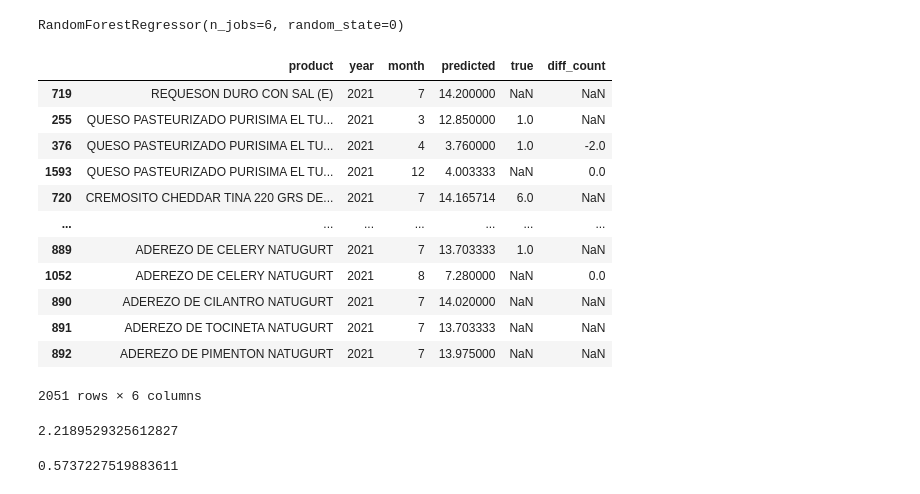
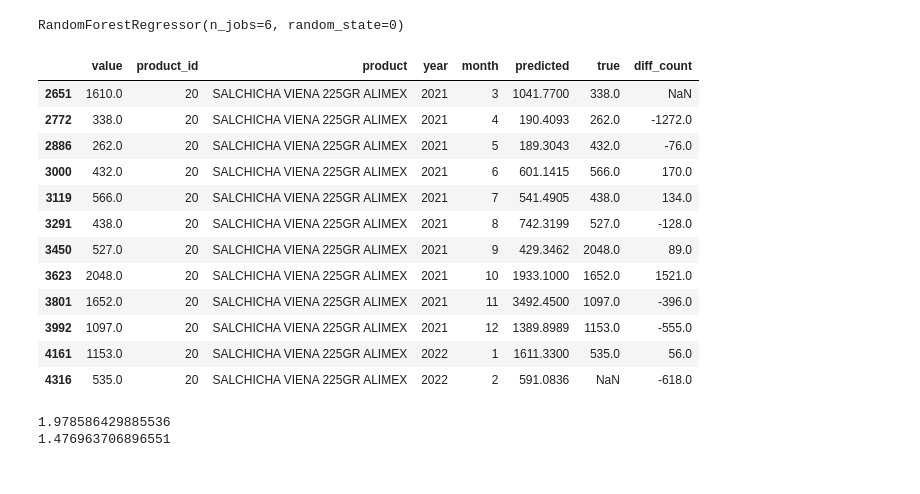
Before and after one commit to fjrp1412/machine-learning-dicascada, a Jupyter notebook: notebooks/products/model_per_month.ipynb, the cells around one changed output. Cells and saved outputs as stored; diff of their text form; code cells hidden in the pictures.

```diff
--- a/notebooks/products/model_per_month.ipynb
+++ b/notebooks/products/model_per_month.ipynb
@@ -113,7 +117,7 @@ df_merged_sales_with_products
 df_groupby_products = df_merged_sales_with_products.groupby(["year", "month", "product_id"])
 sales_data = {
     'income': df_groupby_products['income_productsale'].sum(),
-    'count': df_groupby_products['id_productsale'].count(),
+    'count': df_groupby_products['quantity'].sum(),
     'name': df_groupby_products['name'].first(),
 }
 
@@ -224,10 +224,11 @@ wmape(y_true, y_pred)
 # Xtr and Ytr are the X and Y values for train the model
 # Then the model is just a RandomForestRegressor and with fit it get trained
 
-features = ["income", "count", "lag_sales_next_month", "lag_sales_next_month_count", "diff_sales_next_month", "diff_sales_next_month_count"]
+features = ["income", "count"]
 imputer = SimpleImputer()
-Xtr_per_month = imputer.fit_transform(data_train_filtered[features])
-ytr_per_month = data_train_filtered['sales_next_month']
+# Xtr_per_month = imputer.fit_transform(data_train_filtered[features])
+Xtr_per_month = imputer.fit_transform(data_train[features])
+ytr_per_month = data_train['sales_next_month']
 
 
 model = RandomForestRegressor(n_estimators=100, random_state=0, n_jobs=6)
@@ -243,12 +244,17 @@ RandomForestRegressor(n_jobs=6, random_state=0)
 data_valid_filtered = data_valid.copy()
 data_valid_filtered.reset_index(inplace=True)
 
-Xval_per_month = imputer.fit_transform(data_valid_filtered[features])
-yval_per_month = data_valid_filtered['sales_next_month']
+#Xval_per_month = imputer.fit_transform(data_valid_filtered[features])
+#yval_per_month = data_valid_filtered['sales_next_month']
+
+Xval_per_month = imputer.fit_transform(data_valid[features])
+yval_per_month = data_valid['sales_next_month']
+
 
 prediction_per_month = model.predict(Xval_per_month)
 
-df_forest_per_month = pd.DataFrame({"product_id": data_valid_filtered["product_id"],"product": data_valid_filtered["name"],"value": data_valid_filtered["income"],"year": data_valid_filtered["year"], "month": data_valid_filtered["month"] ,"predicted": prediction_per_month, "true": yval_per_month, "diff": data_valid_filtered["diff_sales_next_month"]})
-df_forest_per_month[df_forest_per_month["product_id"] == 20]
+df_forest_per_month = pd.DataFrame({"product_id": data_valid["product_id"],"product": data_valid["name"],"value": data_valid["income"],"year": data_valid["year"], "month": data_valid["month"] ,"predicted": prediction_per_month, "true": yval_per_month, "diff": data_valid["diff_sales_next_month"]})
+df_forest_per_month.sort_values(inplace=True, by=["product_id"])
+df_forest_per_month
 # %% [output]
 |  | product_id | product | value | year | month | predicted | true | diff |
@@ -291,10 +297,10 @@ wmape(y_true, y_pred)
 # Then the model is just a RandomForestRegressor and with fit it get trained
 # Again, same shit, but for sales count
 
-features_count = ["income", "count", "lag_sales_next_month", "lag_sales_next_month_count", "diff_sales_next_month", "diff_sales_next_month_count"]
+features_count = ["income", "count"]
 imputer_count = SimpleImputer()
-Xtr_per_month_count = imputer_count.fit_transform(data_train_filtered[features_count])
-ytr_per_month_count = data_train_filtered['sales_next_month_count']
+Xtr_per_month_count = imputer_count.fit_transform(data_train[features_count])
+ytr_per_month_count = data_train['sales_next_month_count']
 
 
 model_count = RandomForestRegressor(n_estimators=100, random_state=0, n_jobs=6)
@@ -304,34 +310,35 @@ RandomForestRegressor(n_jobs=6, random_state=0)
 # %%
 # Predicting sales for everyh day with the model
 # This model just predict the income of the next month, not how many sales
 
 # The final data frame is just for seing true values and predicted values
 
 
-Xval_per_month_count = imputer.fit_transform(data_valid_filtered[features])
-yval_per_month_count = data_valid_filtered['sales_next_month_count']
+Xval_per_month_count = imputer.fit_transform(data_valid[features])
+yval_per_month_count = data_valid['sales_next_month_count']
 
 prediction_per_month_count = model_count.predict(Xval_per_month_count)
 
-df_forest_per_month_count = pd.DataFrame({"product": data_valid_filtered["name"],"year": data_valid_filtered["year"], "month": data_valid_filtered["month"] ,"predicted": prediction_per_month_count, "true": yval_per_month_count, "diff_count": data_valid_filtered["diff_sales_next_month_count"]})
+df_forest_per_month_count = pd.DataFrame({"value": data_valid['count'],"product_id": data_valid["product_id"] ,"product": data_valid["name"],"year": data_valid["year"], "month": data_valid["month"] ,"predicted": prediction_per_month_count, "true": yval_per_month_count, "diff_count": data_valid["diff_sales_next_month_count"]})
 df_forest_per_month_count
+df_forest_per_month_count[df_forest_per_month["product_id"] == 20]
 # %% [output]
-|  | product | year | month | predicted | true | diff_count |
-| 719 | REQUESON DURO CON SAL (E) | 2021 | 7 | 14.200000 | NaN | NaN |
-| 255 | QUESO PASTEURIZADO PURISIMA EL TU... | 2021 | 3 | 12.850000 | 1.0 | NaN |
-| 376 | QUESO PASTEURIZADO PURISIMA EL TU... | 2021 | 4 | 3.760000 | 1.0 | -2.0 |
-| 1593 | QUESO PASTEURIZADO PURISIMA EL TU... | 2021 | 12 | 4.003333 | NaN | 0.0 |
-| 720 | CREMOSITO CHEDDAR TINA 220 GRS DE... | 2021 | 7 | 14.165714 | 6.0 | NaN |
-| ... | ... | ... | ... | ... | ... | ... |
-| 889 | ADEREZO DE CELERY NATUGURT | 2021 | 7 | 13.703333 | 1.0 | NaN |
-| 1052 | ADEREZO DE CELERY NATUGURT | 2021 | 8 | 7.280000 | NaN | 0.0 |
-| 890 | ADEREZO DE CILANTRO NATUGURT | 2021 | 7 | 14.020000 | NaN | NaN |
-| 891 | ADEREZO DE TOCINETA NATUGURT | 2021 | 7 | 13.703333 | NaN | NaN |
-| 892 | ADEREZO DE PIMENTON NATUGURT | 2021 | 7 | 13.975000 | NaN | NaN |
+|  | value | product_id | product | year | month | predicted | true | diff_count |
+| 2651 | 1610.0 | 20 | SALCHICHA VIENA 225GR ALIMEX | 2021 | 3 | 1041.7700 | 338.0 | NaN |
+| 2772 | 338.0 | 20 | SALCHICHA VIENA 225GR ALIMEX | 2021 | 4 | 190.4093 | 262.0 | -1272.0 |
+| 2886 | 262.0 | 20 | SALCHICHA VIENA 225GR ALIMEX | 2021 | 5 | 189.3043 | 432.0 | -76.0 |
+| 3000 | 432.0 | 20 | SALCHICHA VIENA 225GR ALIMEX | 2021 | 6 | 601.1415 | 566.0 | 170.0 |
+| 3119 | 566.0 | 20 | SALCHICHA VIENA 225GR ALIMEX | 2021 | 7 | 541.4905 | 438.0 | 134.0 |
+| 3291 | 438.0 | 20 | SALCHICHA VIENA 225GR ALIMEX | 2021 | 8 | 742.3199 | 527.0 | -128.0 |
+| 3450 | 527.0 | 20 | SALCHICHA VIENA 225GR ALIMEX | 2021 | 9 | 429.3462 | 2048.0 | 89.0 |
+| 3623 | 2048.0 | 20 | SALCHICHA VIENA 225GR ALIMEX | 2021 | 10 | 1933.1000 | 1652.0 | 1521.0 |
+| 3801 | 1652.0 | 20 | SALCHICHA VIENA 225GR ALIMEX | 2021 | 11 | 3492.4500 | 1097.0 | -396.0 |
+| 3992 | 1097.0 | 20 | SALCHICHA VIENA 225GR ALIMEX | 2021 | 12 | 1389.8989 | 1153.0 | -555.0 |
+| 4161 | 1153.0 | 20 | SALCHICHA VIENA 225GR ALIMEX | 2022 | 1 | 1611.3300 | 535.0 | 56.0 |
+| 4316 | 535.0 | 20 | SALCHICHA VIENA 225GR ALIMEX | 2022 | 2 | 591.0836 | NaN | -618.0 |
-2051 rows × 6 columns
-# %%
-print(mape(yval_per_month_count, prediction_per_month_count))
-wmape(yval_per_month_count, prediction_per_month_count)
-# %% [output]
-2.2189529325612827
-0.5737227519883611
+# %%
+print(mape(df_forest_per_month_count[df_forest_per_month["product_id"] == 20]["true"], df_forest_per_month[df_forest_per_month_count["product_id"] == 20]["predicted"]))
+print(wmape(df_forest_per_month_count[df_forest_per_month["product_id"] == 20]["true"], df_forest_per_month[df_forest_per_month_count["product_id"] == 20]["predicted"]))
+# %% [output]
+1.978586429885536
+1.476963706896551
```
Also changed, not shown: parts of 7 cells of this notebook, 3 other files.
